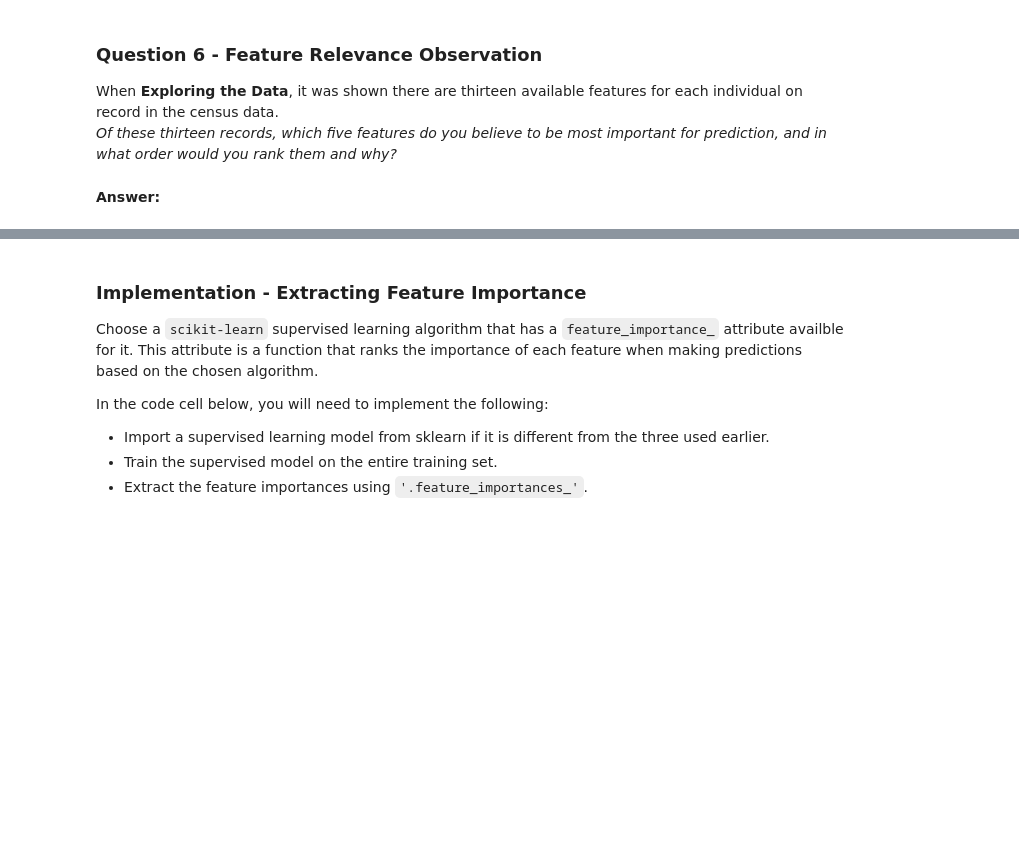
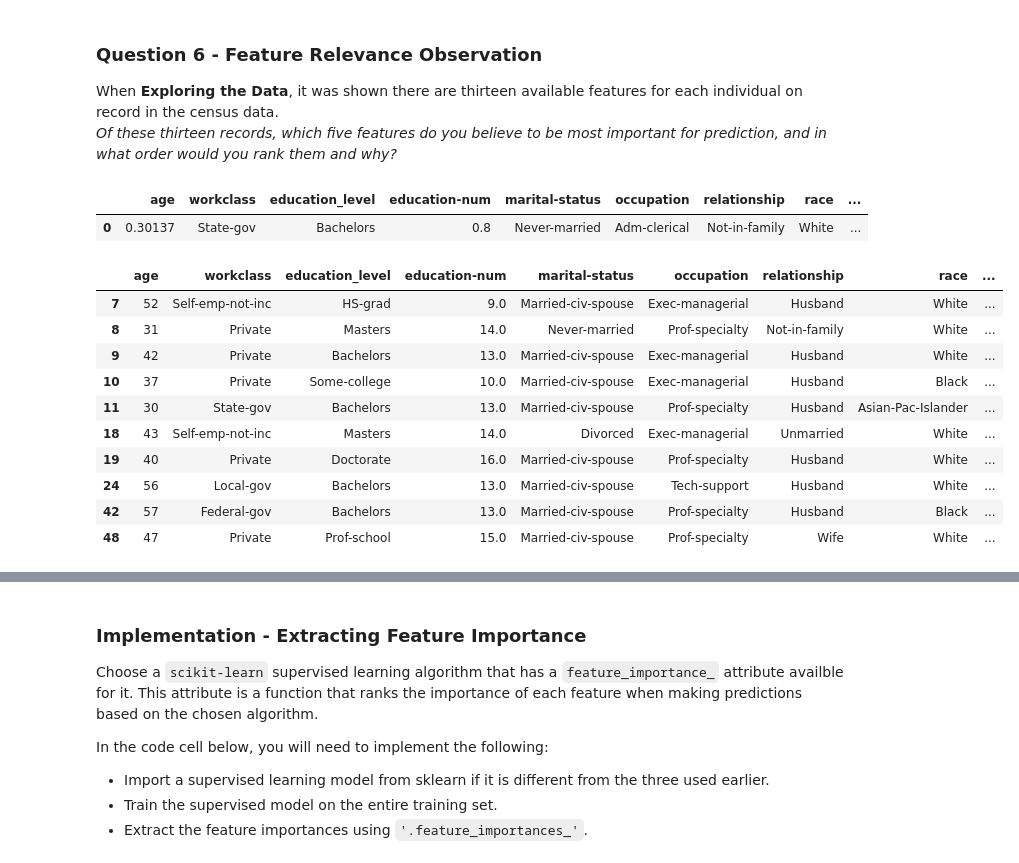
Before and after one commit to gutomcosta/mlnd, a Jupyter notebook: finding_donors/finding_donors.ipynb, the cells around one changed output, grey strips where cells are left out. Cells and saved outputs as stored; diff of their text form; code cells hidden in the pictures; blank space fills up the shorter version.

```diff
--- a/finding_donors/finding_donors.ipynb
+++ b/finding_donors/finding_donors.ipynb
@@ -512,5 +531,22 @@ Choose a scikit-learn classifier (e.g., adaboost, random forests) that has a `fe
 ### Question 6 - Feature Relevance Observation
 When **Exploring the Data**, it was shown there are thirteen available features for each individual on record in the census data.
 _Of these thirteen records, which five features do you believe to be most important for prediction, and in what order would you rank them and why?_
-# %% [markdown]
-**Answer:**
+# %%
+display(features_raw.head(n = 1))
+more_50k = data[data['income'] == '>50K']
+
+display(more_50k.head(n = 10))
+# %% [output]
+|  | age | workclass | education_level | education-num | marital-status | occupation | relationship | race | ... |
+| 0 | 0.30137 | State-gov | Bachelors | 0.8 | Never-married | Adm-clerical | Not-in-family | White | ... |
+|  | age | workclass | education_level | education-num | marital-status | occupation | relationship | race | ... |
+| 7 | 52 | Self-emp-not-inc | HS-grad | 9.0 | Married-civ-spouse | Exec-managerial | Husband | White | ... |
+| 8 | 31 | Private | Masters | 14.0 | Never-married | Prof-specialty | Not-in-family | White | ... |
+| 9 | 42 | Private | Bachelors | 13.0 | Married-civ-spouse | Exec-managerial | Husband | White | ... |
+| 10 | 37 | Private | Some-college | 10.0 | Married-civ-spouse | Exec-managerial | Husband | Black | ... |
+| 11 | 30 | State-gov | Bachelors | 13.0 | Married-civ-spouse | Prof-specialty | Husband | Asian-Pac-Islander | ... |
+| 18 | 43 | Self-emp-not-inc | Masters | 14.0 | Divorced | Exec-managerial | Unmarried | White | ... |
+| 19 | 40 | Private | Doctorate | 16.0 | Married-civ-spouse | Prof-specialty | Husband | White | ... |
+| 24 | 56 | Local-gov | Bachelors | 13.0 | Married-civ-spouse | Tech-support | Husband | White | ... |
+| 42 | 57 | Federal-gov | Bachelors | 13.0 | Married-civ-spouse | Prof-specialty | Husband | Black | ... |
+| 48 | 47 | Private | Prof-school | 15.0 | Married-civ-spouse | Prof-specialty | Wife | White | ... |
```
Also changed, not shown: parts of 6 cells of this notebook.
